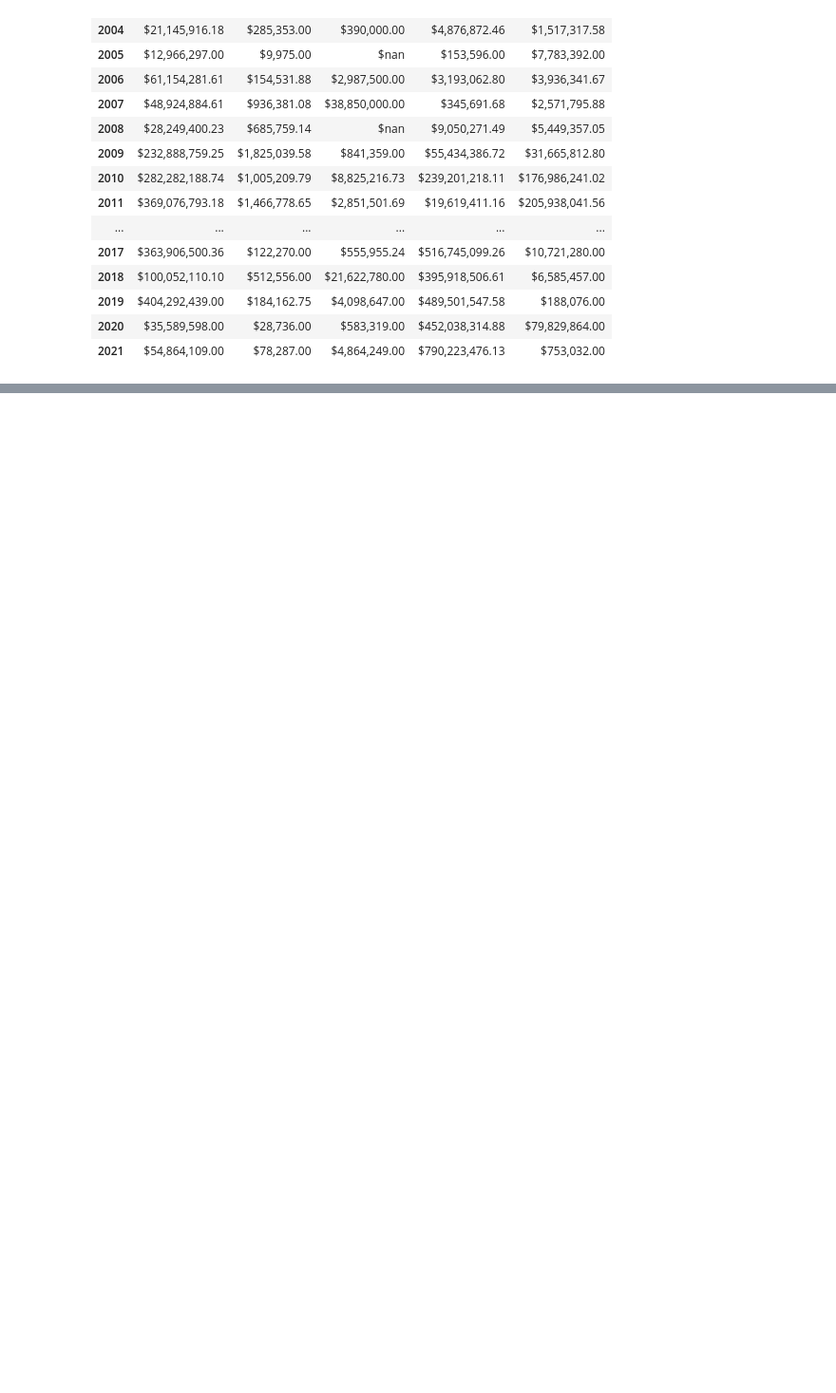
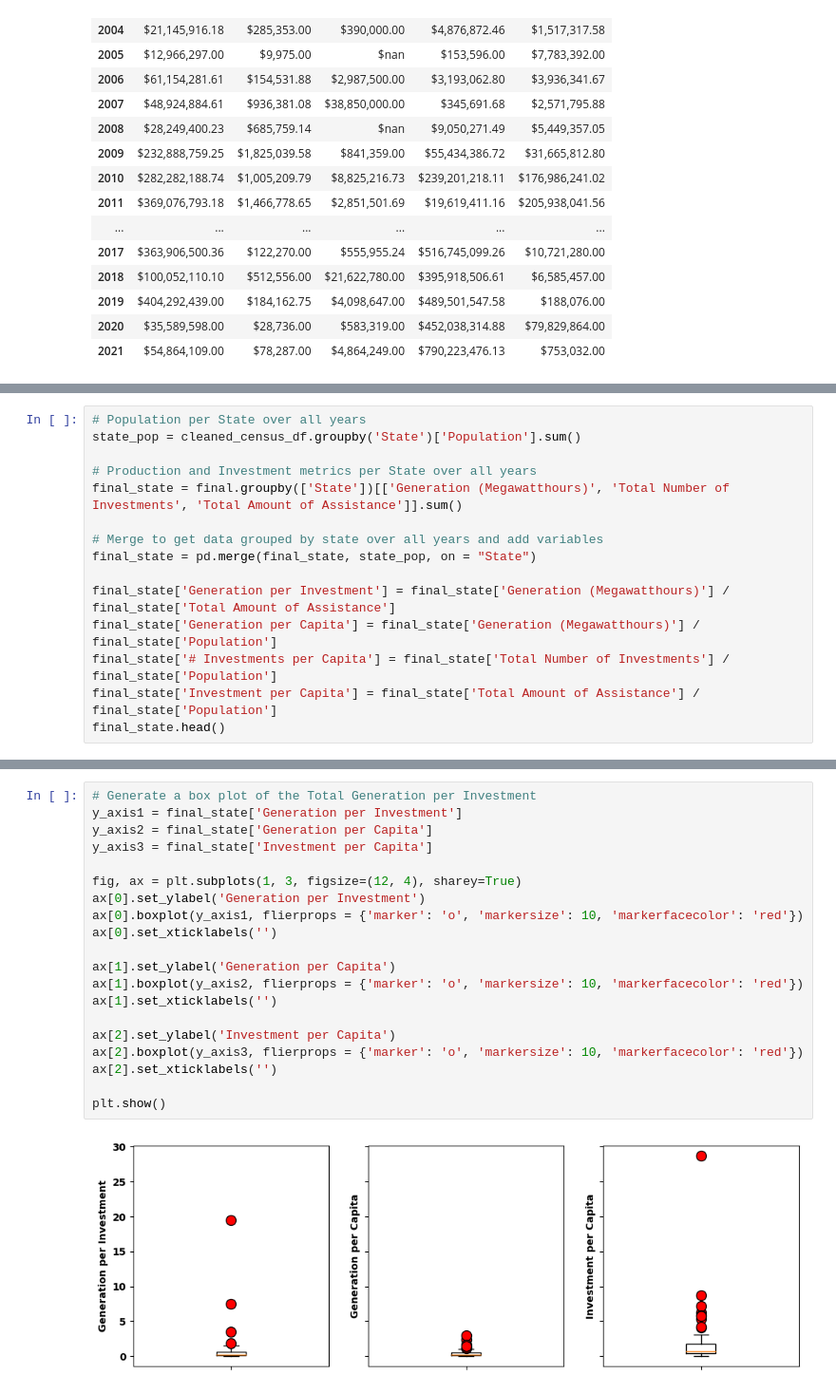
Before and after one commit to jrangel100/Project1, a Jupyter notebook: nrg_project_data.ipynb, the cells around one changed output, grey strips where cells are left out. Shown at 95% size. Drawn from its saved outputs; the diff is of its cells as text; blank space fills up the shorter version.

```diff
--- a/nrg_project_data.ipynb
+++ b/nrg_project_data.ipynb
@@ -513,0 +525,15 @@ final
+# %%
+# Population per State over all years
+state_pop = cleaned_census_df.groupby('State')['Population'].sum()
+
+# Production and Investment metrics per State over all years
+final_state = final.groupby(['State'])[['Generation (Megawatthours)', 'Total Number of Investments', 'Total Amount of Assistance']].sum()
+
+# Merge to get data grouped by state over all years and add variables
+final_state = pd.merge(final_state, state_pop, on = "State")
+
+final_state['Generation per Investment'] = final_state['Generation (Megawatthours)'] / final_state['Total Amount of Assistance']
+final_state['Generation per Capita'] = final_state['Generation (Megawatthours)'] / final_state['Population']
+final_state['# Investments per Capita'] = final_state['Total Number of Investments'] / final_state['Population']
+final_state['Investment per Capita'] = final_state['Total Amount of Assistance'] / final_state['Population']
+final_state.head()
@@ -513,0 +548,22 @@ final
+# %%
+# Generate a box plot of the Total Generation per Investment
+y_axis1 = final_state['Generation per Investment']
+y_axis2 = final_state['Generation per Capita']
+y_axis3 = final_state['Investment per Capita']
+
+fig, ax = plt.subplots(1, 3, figsize=(12, 4), sharey=True)
+ax[0].set_ylabel('Generation per Investment')
+ax[0].boxplot(y_axis1, flierprops = {'marker': 'o', 'markersize': 10, 'markerfacecolor': 'red'})
+ax[0].set_xticklabels('')
+
+ax[1].set_ylabel('Generation per Capita')
+ax[1].boxplot(y_axis2, flierprops = {'marker': 'o', 'markersize': 10, 'markerfacecolor': 'red'})
+ax[1].set_xticklabels('')
+
+ax[2].set_ylabel('Investment per Capita')
+ax[2].boxplot(y_axis3, flierprops = {'marker': 'o', 'markersize': 10, 'markerfacecolor': 'red'})
+ax[2].set_xticklabels('')
+
+plt.show()
+# %% [output]
+[figure, added]
```
Also changed, not shown: parts of 2 cells of this notebook, 1 other file.
